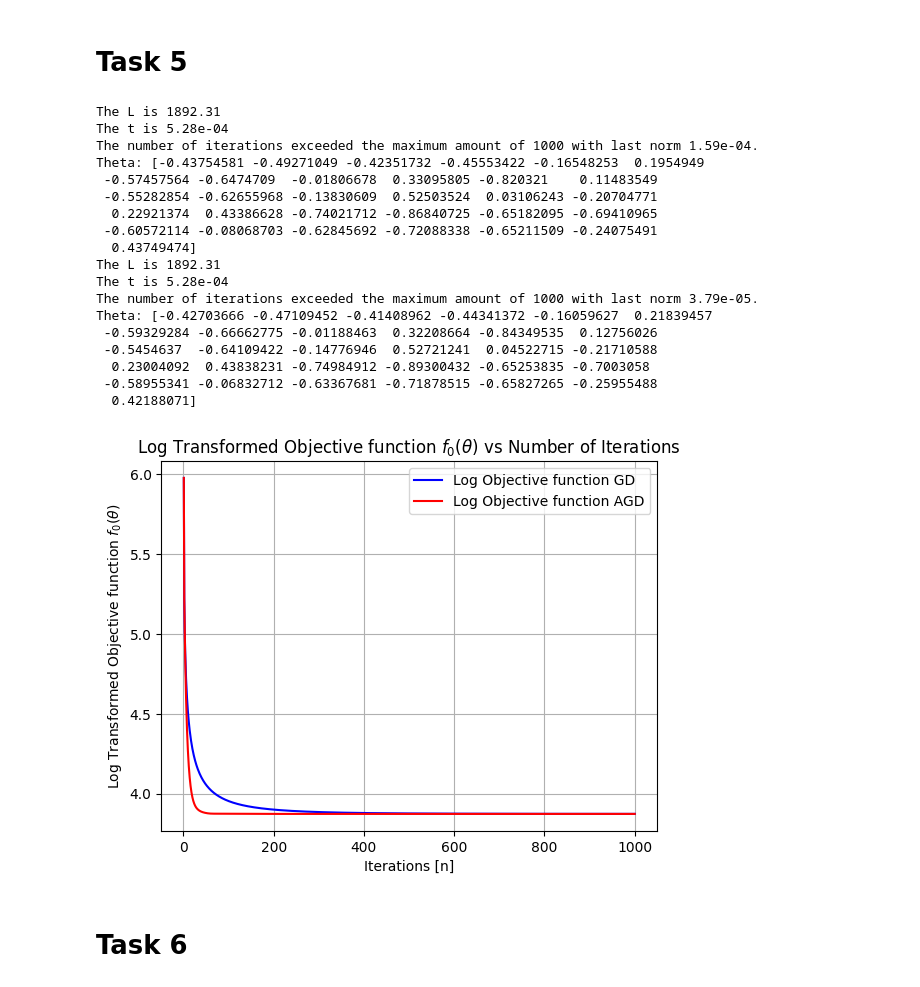
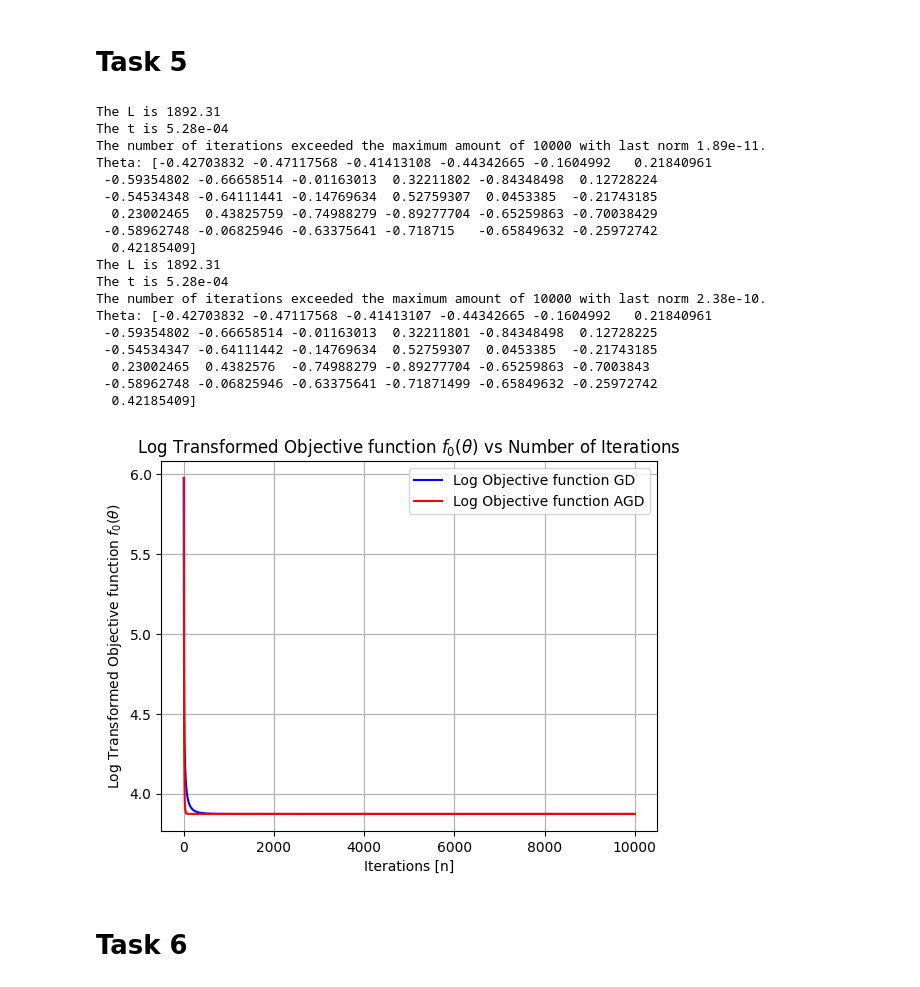
Before and after one commit to MathildeBS1/optimization_for_data_science, a Jupyter notebook: code/code_for_5_and_6.ipynb, the cells around one changed output. Cells and saved outputs as stored; diff of their text form; code cells hidden in the pictures.

```diff
--- a/code/code_for_5_and_6.ipynb
+++ b/code/code_for_5_and_6.ipynb
@@ -52,13 +52,13 @@ def f_X_tilde(X: np.ndarray):
 def f_y_tilde(y: np.ndarray):
     return y
 
-def gradient_descent(X, y, theta_0, max_iter = 1000, tol = 1e-12, gamma = 3):
+def gradient_descent(X, y, theta_0, max_iter = 10000, tol = 1e-12, gamma = 3):
     X_tilde = f_X_tilde(X)
     y_tilde = f_y_tilde(y)
     theta = theta_0
-    t = 1 / lipschitz_constant(X_tilde)
-    print(f'The L is {lipschitz_constant(X_tilde):.2f}') # printing the step sizes
-    print(f'The t is {1/lipschitz_constant(X_tilde):.2e}')
+    t = 1 / lipschitz_constant(X_tilde, gamma = gamma)
+    print(f'The L is {lipschitz_constant(X_tilde, gamma = gamma):.2f}') # printing the step sizes
+    print(f'The t is {1/lipschitz_constant(X_tilde, gamma = gamma):.2e}')
 
     # Append objective values
     objective_values = []
@@ -75,13 +75,13 @@ def gradient_descent(X, y, theta_0, max_iter = 1000, tol = 1e-12, gamma = 3):
     return theta, np.array(objective_values)
 
 theta_0 = np.zeros(X.shape[1] + 1) # Initialize 1 for all parameters
-max_iter, tol = 1000, 1e-12
+max_iter, tol = 10000, 1e-12
 
 # This cell runs the gradient descent optimization
 theta_gradient_descent, objective_function_values_gradient_descent = gradient_descent(X, y, theta_0, max_iter = max_iter, tol = tol)
 
 
-def accelerated_gradient_descent(X, y, theta_0, max_iter=1000, tol=1e-12, gamma=3):
+def accelerated_gradient_descent(X, y, theta_0, max_iter=10000, tol=1e-12, gamma=3):
     X_tilde = f_X_tilde(X)
     y_tilde = f_y_tilde(y)
     theta = theta_0.copy()
@@ -103,48 +103,48 @@ def accelerated_gradient_descent(X, y, theta_0, max_iter=1000, tol=1e-12, gamma=
         last_difference = np.linalg.norm(theta_new - theta)
         if last_difference < tol:
             print(f'Converged at iteration {step}')
             return theta_new, np.array(objective_values)
         theta = theta_new
 
     print(f'The number of iterations exceeded the maximum amount of {max_iter} with last norm {last_difference:.2e}. \nTheta: {theta}')
     return theta, np.array(objective_values)
 
 theta_accelerated_gradient_descent, objective_function_values_accelerated_gradient_descent = accelerated_gradient_descent(X, y, theta_0, max_iter = max_iter, tol = tol)
 
 # Plot the objective function values
 iterations_array_obj = np.array([i + 1 for i in range(len(objective_function_values_gradient_descent))])
 iterations_array_obj_AGD = np.array([i + 1 for i in range(len(objective_function_values_accelerated_gradient_descent))])
 log_transformed_objective_function_values_gradient_descent = np.log(objective_function_values_gradient_descent)
 log_transformed_objective_function_values_accelerated_gradient_descent = np.log(objective_function_values_accelerated_gradient_descent)
 plt.figure()
 plt.plot(iterations_array_obj, log_transformed_objective_function_values_gradient_descent, color = 'blue', label = 'Log Objective function GD')
 plt.plot(iterations_array_obj_AGD, log_transformed_objective_function_values_accelerated_gradient_descent, color = 'red', label = 'Log Objective function AGD')
 plt.legend()
 plt.xlabel(f'Iterations [n]')
 plt.ylabel(r'Log Transformed Objective function $f_0(\theta)$')
 plt.title(r'Log Transformed Objective function $f_0(\theta)$ vs Number of Iterations')
 plt.grid('on')
 plt.show()
 # %% [output]
 The L is 1892.31
 The t is 5.28e-04
-The number of iterations exceeded the maximum amount of 1000 with last norm 1.59e-04.
-Theta: [-0.43754581 -0.49271049 -0.42351732 -0.45553422 -0.16548253  0.1954949
- -0.57457564 -0.6474709  -0.01806678  0.33095805 -0.820321    0.11483549
- -0.55282854 -0.62655968 -0.13830609  0.52503524  0.03106243 -0.20704771
-  0.22921374  0.43386628 -0.74021712 -0.86840725 -0.65182095 -0.69410965
- -0.60572114 -0.08068703 -0.62845692 -0.72088338 -0.65211509 -0.24075491
-  0.43749474]
+The number of iterations exceeded the maximum amount of 10000 with last norm 1.89e-11.
+Theta: [-0.42703832 -0.47117568 -0.41413108 -0.44342665 -0.1604992   0.21840961
+ -0.59354802 -0.66658514 -0.01163013  0.32211802 -0.84348498  0.12728224
+ -0.54534348 -0.64111441 -0.14769634  0.52759307  0.0453385  -0.21743185
+  0.23002465  0.43825759 -0.74988279 -0.89277704 -0.65259863 -0.70038429
+ -0.58962748 -0.06825946 -0.63375641 -0.718715   -0.65849632 -0.25972742
+  0.42185409]
 The L is 1892.31
 The t is 5.28e-04
-The number of iterations exceeded the maximum amount of 1000 with last norm 3.79e-05.
-Theta: [-0.42703666 -0.47109452 -0.41408962 -0.44341372 -0.16059627  0.21839457
- -0.59329284 -0.66662775 -0.01188463  0.32208664 -0.84349535  0.12756026
- -0.5454637  -0.64109422 -0.14776946  0.52721241  0.04522715 -0.21710588
-  0.23004092  0.43838231 -0.74984912 -0.89300432 -0.65253835 -0.7003058
- -0.58955341 -0.06832712 -0.63367681 -0.71878515 -0.65827265 -0.25955488
-  0.42188071]
+The number of iterations exceeded the maximum amount of 10000 with last norm 2.38e-10.
+Theta: [-0.42703832 -0.47117568 -0.41413107 -0.44342665 -0.1604992   0.21840961
+ -0.59354802 -0.66658514 -0.01163013  0.32211801 -0.84348498  0.12728225
+ -0.54534347 -0.64111442 -0.14769634  0.52759307  0.0453385  -0.21743185
+  0.23002465  0.4382576  -0.74988279 -0.89277704 -0.65259863 -0.7003843
+ -0.58962748 -0.06825946 -0.63375641 -0.71871499 -0.65849632 -0.25972742
+  0.42185409]
-[figure, old version]
+[figure, new version]
 # %% [markdown]
 # Task 6
 # %%
```
Also changed, not shown: parts of 1 cell of this notebook.
